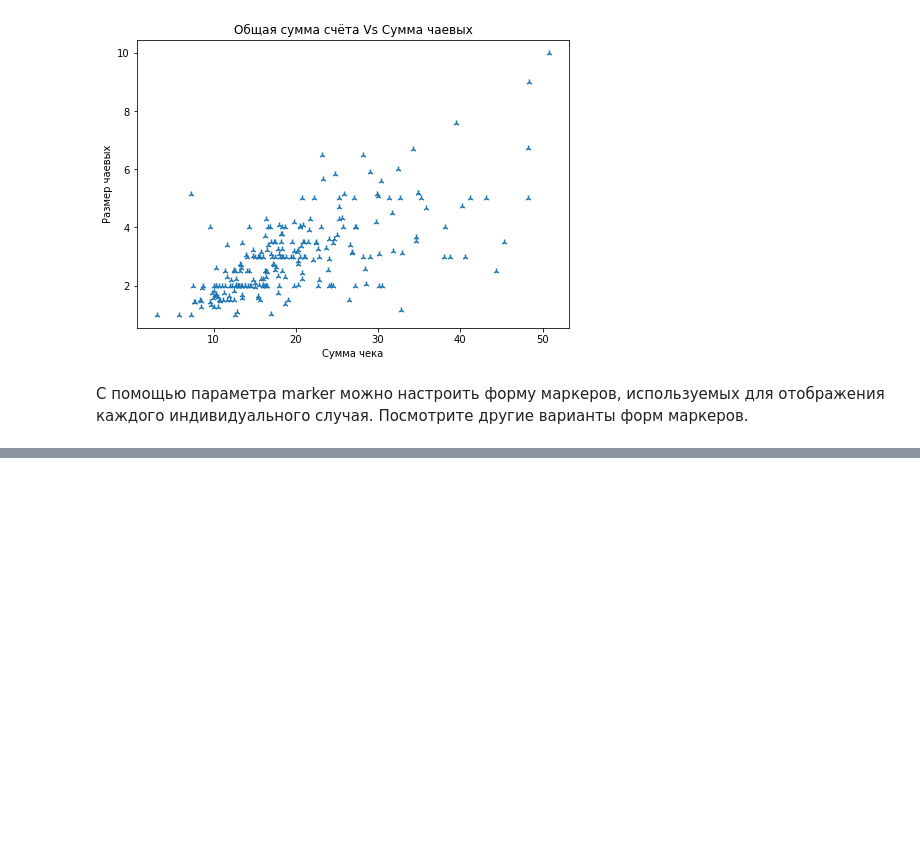
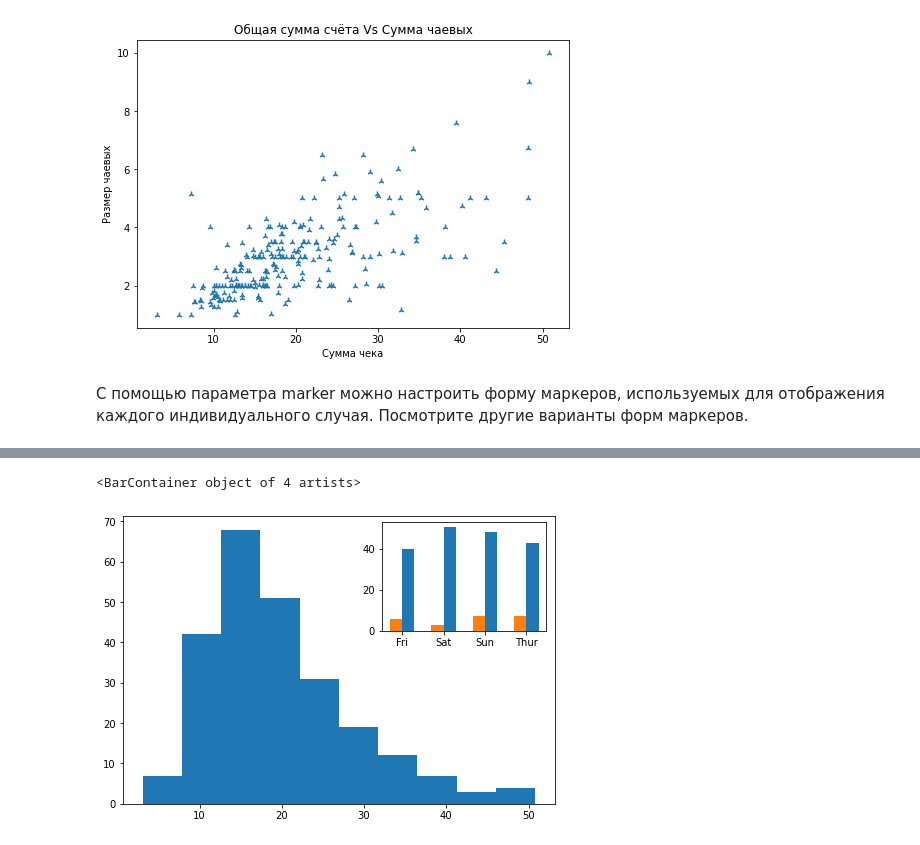
Before and after one commit to tempcat07/numpy, a Jupyter notebook: mynump.ipynb, the cells around one changed output, grey strips where cells are left out. Drawn from its saved outputs; the diff is of its cells as text; code cells hidden in the pictures; blank space fills up the shorter version.

```diff
--- a/mynump.ipynb
+++ b/mynump.ipynb
@@ -1098,0 +1144,12 @@ axes = fig.add_axes([0, 0, 0.9, 0.5])
+# %%
+fig = plt.figure()
+main_axes = fig.add_axes([0, 0, 1, 1])
+main_axes.hist(df['total_bill'])
+insert_axes = fig.add_axes([0.6, 0.6, 0.38, 0.38])
+insert_axes.bar(x = bills_per_day['day'], height = bills_per_day['max'],
+                width = 0.3, align = 'edge')
+insert_axes.bar(x = bills_per_day['day'], height = bills_per_day['min'],
+                width = -0.3, align = 'edge')
+# %% [output]
+<BarContainer object of 4 artists>
+[figure, added]
```
Also changed, not shown: parts of 10 cells of this notebook.
